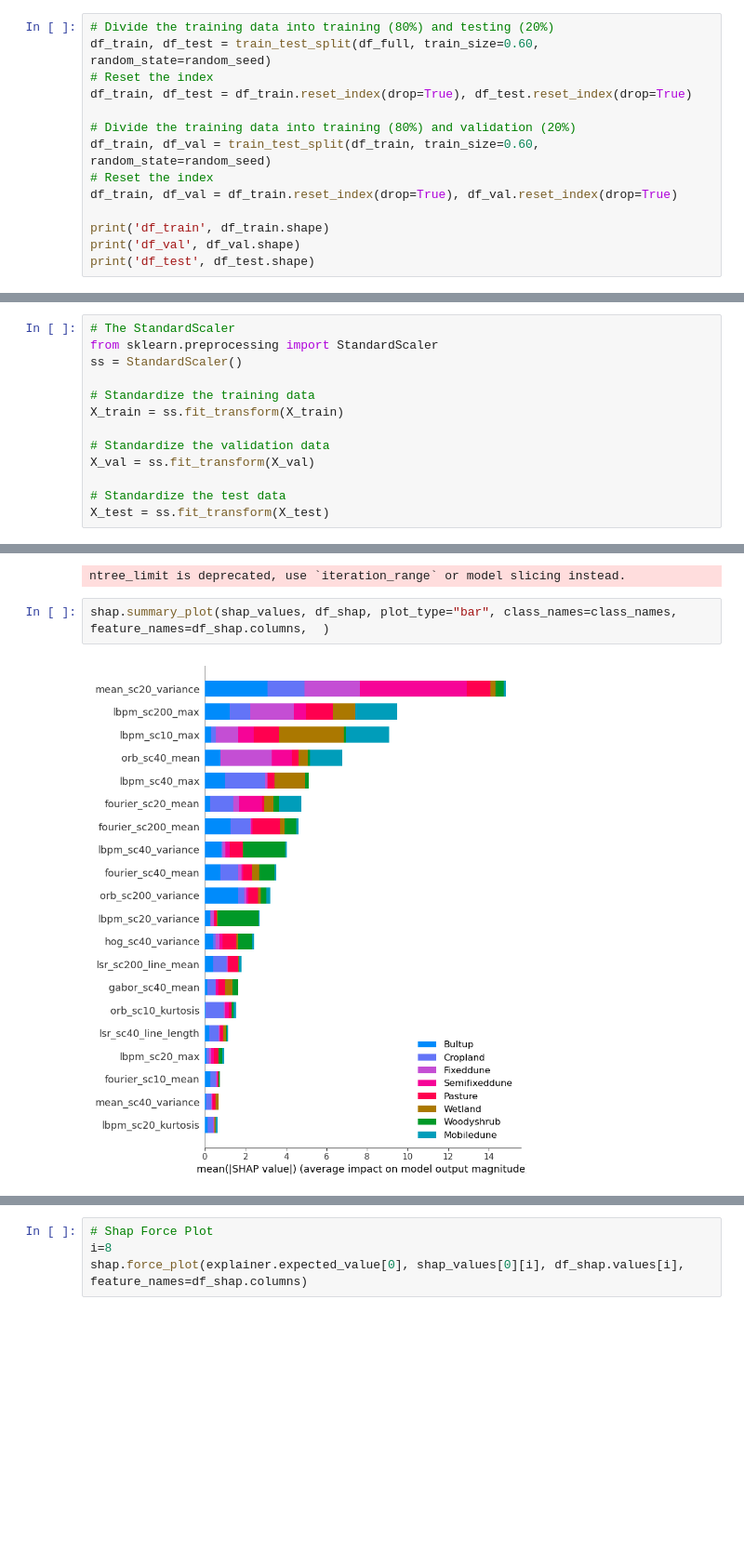
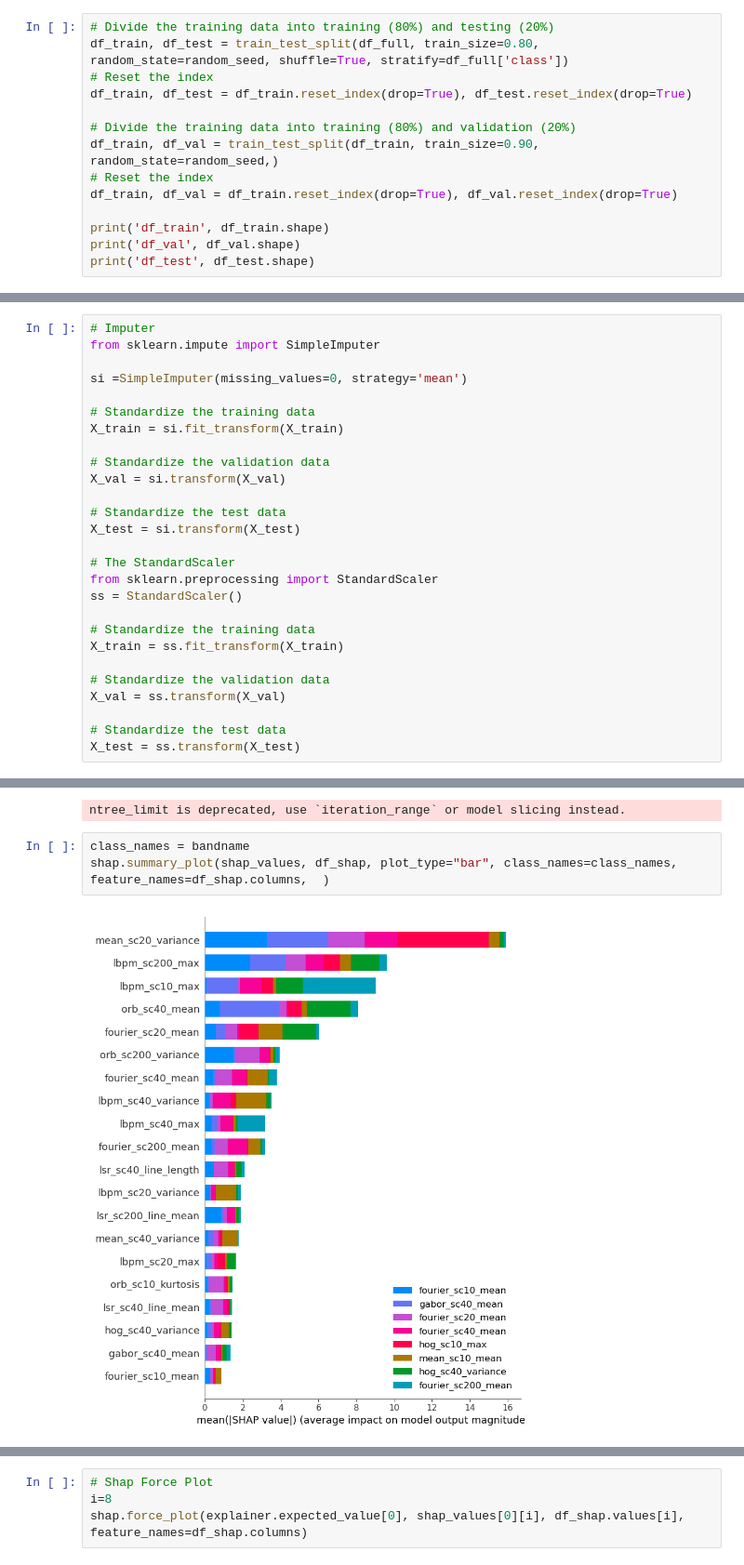
Before and after one commit to maxwellowusu/Grassland_Mongolia, a Jupyter notebook: EDA_Naiman.ipynb, the cells around one changed output, grey strips where cells are left out. Shown at 93% size. Saved outputs shown, nothing was run; the diff lists cells and outputs as text; blank space fills up the shorter version.

```diff
--- a/EDA_Naiman.ipynb
+++ b/EDA_Naiman.ipynb
@@ -209,12 +303,12 @@ sns.histplot(data=df_full, x=df_full['class'])
 ## Prepare for modelling
 # %%
 # Divide the training data into training (80%) and testing (20%)
-df_train, df_test = train_test_split(df_full, train_size=0.60, random_state=random_seed)
+df_train, df_test = train_test_split(df_full, train_size=0.80, random_state=random_seed, shuffle=True, stratify=df_full['class'])
 # Reset the index
 df_train, df_test = df_train.reset_index(drop=True), df_test.reset_index(drop=True)
 
 # Divide the training data into training (80%) and validation (20%)
-df_train, df_val = train_test_split(df_train, train_size=0.60, random_state=random_seed)
+df_train, df_val = train_test_split(df_train, train_size=0.90, random_state=random_seed,)
 # Reset the index
 df_train, df_val = df_train.reset_index(drop=True), df_val.reset_index(drop=True)
 
@@ -236,6 +330,20 @@ y_train = df_train[target].values
 y_val = df_val[target].values
 y_test = df_test[target].values
 # %%
+# Imputer
+from sklearn.impute import SimpleImputer
+
+si =SimpleImputer(missing_values=0, strategy='mean')
+
+# Standardize the training data
+X_train = si.fit_transform(X_train)
+
+# Standardize the validation data
+X_val = si.transform(X_val)
+
+# Standardize the test data
+X_test = si.transform(X_test)
+
 # The StandardScaler
 from sklearn.preprocessing import StandardScaler
 ss = StandardScaler()
@@ -244,10 +352,10 @@ ss = StandardScaler()
 X_train = ss.fit_transform(X_train)
 
 # Standardize the validation data
-X_val = ss.fit_transform(X_val)
+X_val = ss.transform(X_val)
 
 # Standardize the test data
-X_test = ss.fit_transform(X_test)
+X_test = ss.transform(X_test)
 # %%
 # from sklearn.preprocessing import LabelEncoder
 # le = LabelEncoder()
@@ -397,9 +505,10 @@ shap_values = explainer.shap_values(df_shap)
 # %% [output]
 ntree_limit is deprecated, use `iteration_range` or model slicing instead.
 # %%
+class_names = bandname
 shap.summary_plot(shap_values, df_shap, plot_type="bar", class_names=class_names,  feature_names=df_shap.columns,  )
 # %% [output]
-[figure, old version]
+[figure, new version]
 # %%
 shap.summary_plot(shap_values[1], df_shap.values, feature_names=df_shap.columns)
 # %% [output]
```
Also changed, not shown: parts of 27 cells of this notebook.
